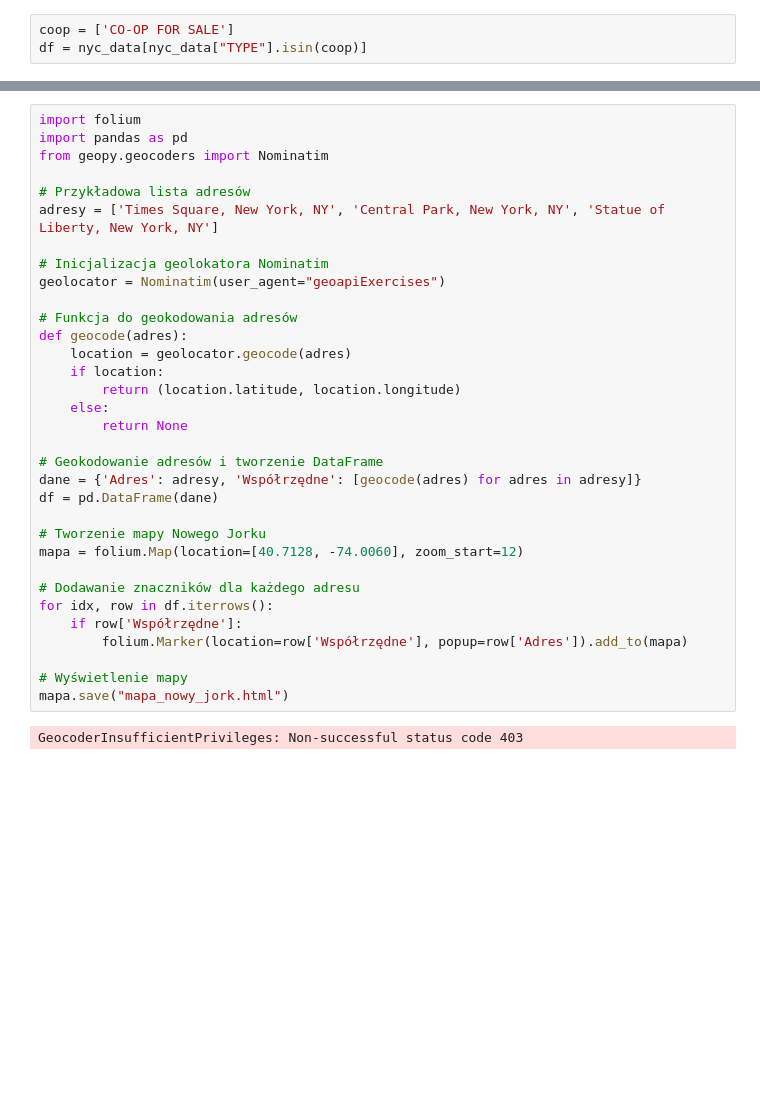
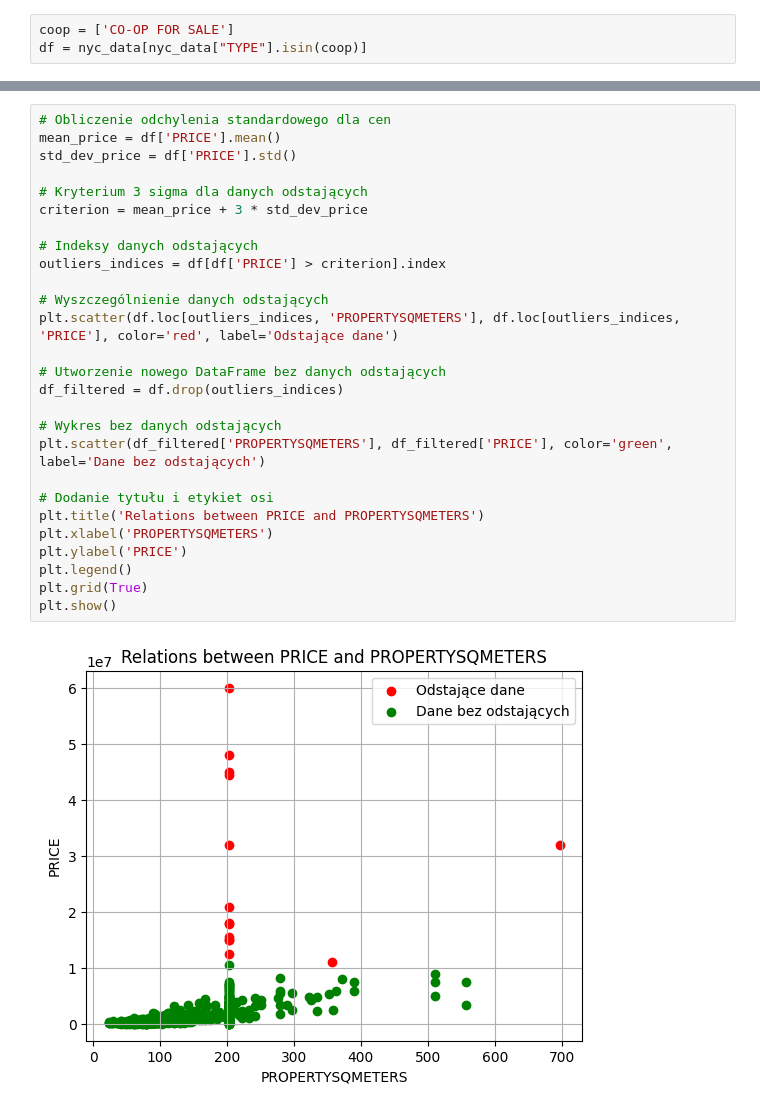
Before and after one commit to Baginka/DA_BA_NYCH, a Jupyter notebook: Data Analysis.ipynb, the cells around one changed output, grey strips where cells are left out. Cells and saved outputs as stored; diff of their text form; blank space fills up the shorter version.

```diff
--- a/Data Analysis.ipynb
+++ b/Data Analysis.ipynb
@@ -205,35 +177,29 @@ m
-# %%
-import folium
-import pandas as pd
-from geopy.geocoders import Nominatim
-
-# Przykładowa lista adresów
-adresy = ['Times Square, New York, NY', 'Central Park, New York, NY', 'Statue of Liberty, New York, NY']
-
-# Inicjalizacja geolokatora Nominatim
-geolocator = Nominatim(user_agent="geoapiExercises")
-
-# Funkcja do geokodowania adresów
-def geocode(adres):
-    location = geolocator.geocode(adres)
-    if location:
-        return (location.latitude, location.longitude)
-    else:
-        return None
-
-# Geokodowanie adresów i tworzenie DataFrame
-dane = {'Adres': adresy, 'Współrzędne': [geocode(adres) for adres in adresy]}
-df = pd.DataFrame(dane)
-
-# Tworzenie mapy Nowego Jorku
-mapa = folium.Map(location=[40.7128, -74.0060], zoom_start=12)
-
-# Dodawanie znaczników dla każdego adresu
-for idx, row in df.iterrows():
-    if row['Współrzędne']:
-        folium.Marker(location=row['Współrzędne'], popup=row['Adres']).add_to(mapa)
-
-# Wyświetlenie mapy
-mapa.save("mapa_nowy_jork.html")
-# %% [output]
-GeocoderInsufficientPrivileges: Non-successful status code 403
+# %%
+# Obliczenie odchylenia standardowego dla cen
+mean_price = df['PRICE'].mean()
+std_dev_price = df['PRICE'].std()
+
+# Kryterium 3 sigma dla danych odstających
+criterion = mean_price + 3 * std_dev_price
+
+# Indeksy danych odstających
+outliers_indices = df[df['PRICE'] > criterion].index
+
+# Wyszczególnienie danych odstających
+plt.scatter(df.loc[outliers_indices, 'PROPERTYSQMETERS'], df.loc[outliers_indices, 'PRICE'], color='red', label='Odstające dane')
+
+# Utworzenie nowego DataFrame bez danych odstających
+df_filtered = df.drop(outliers_indices)
+
+# Wykres bez danych odstających
+plt.scatter(df_filtered['PROPERTYSQMETERS'], df_filtered['PRICE'], color='green', label='Dane bez odstających')
+
+# Dodanie tytułu i etykiet osi
+plt.title('Relations between PRICE and PROPERTYSQMETERS')
+plt.xlabel('PROPERTYSQMETERS')
+plt.ylabel('PRICE')
+plt.legend()
+plt.grid(True)
+plt.show()
+# %% [output]
+[figure, added]
```
Also changed, not shown: parts of 11 cells of this notebook.
